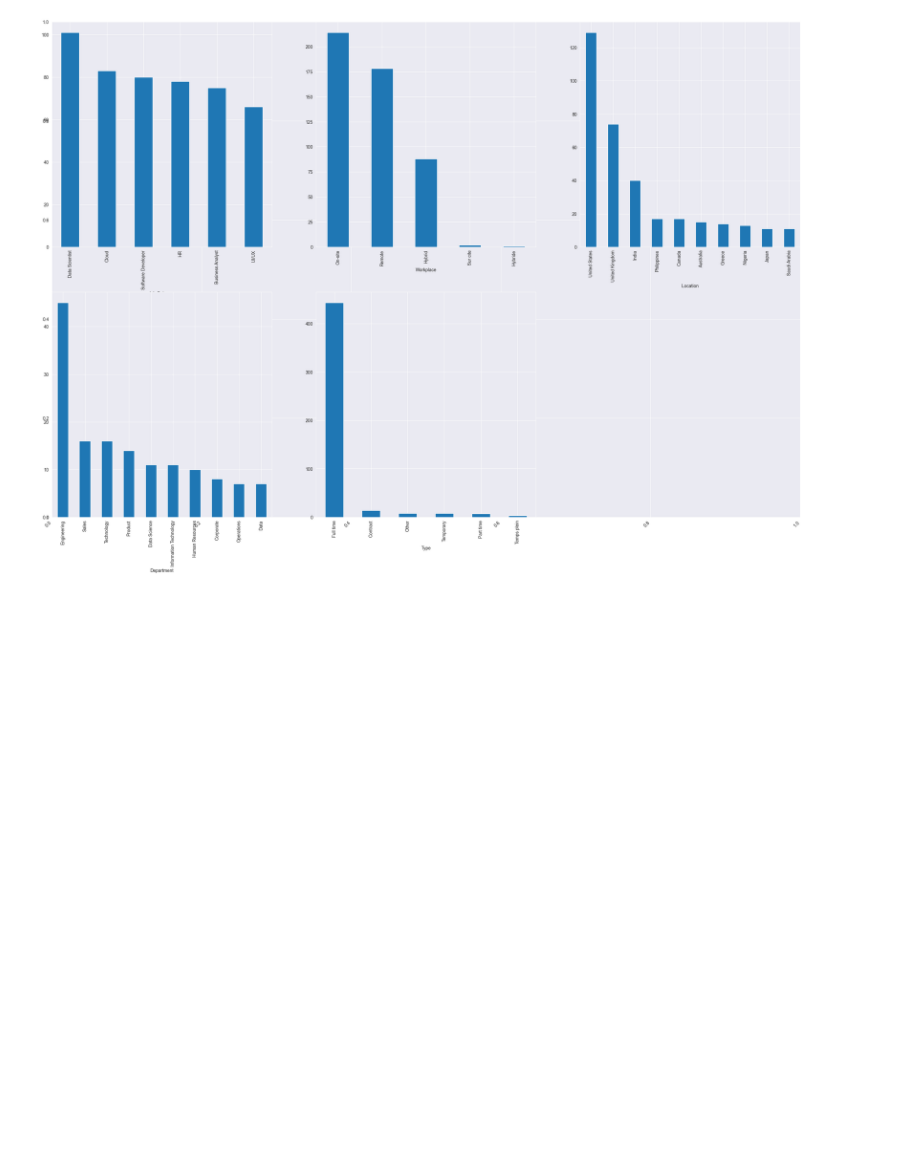
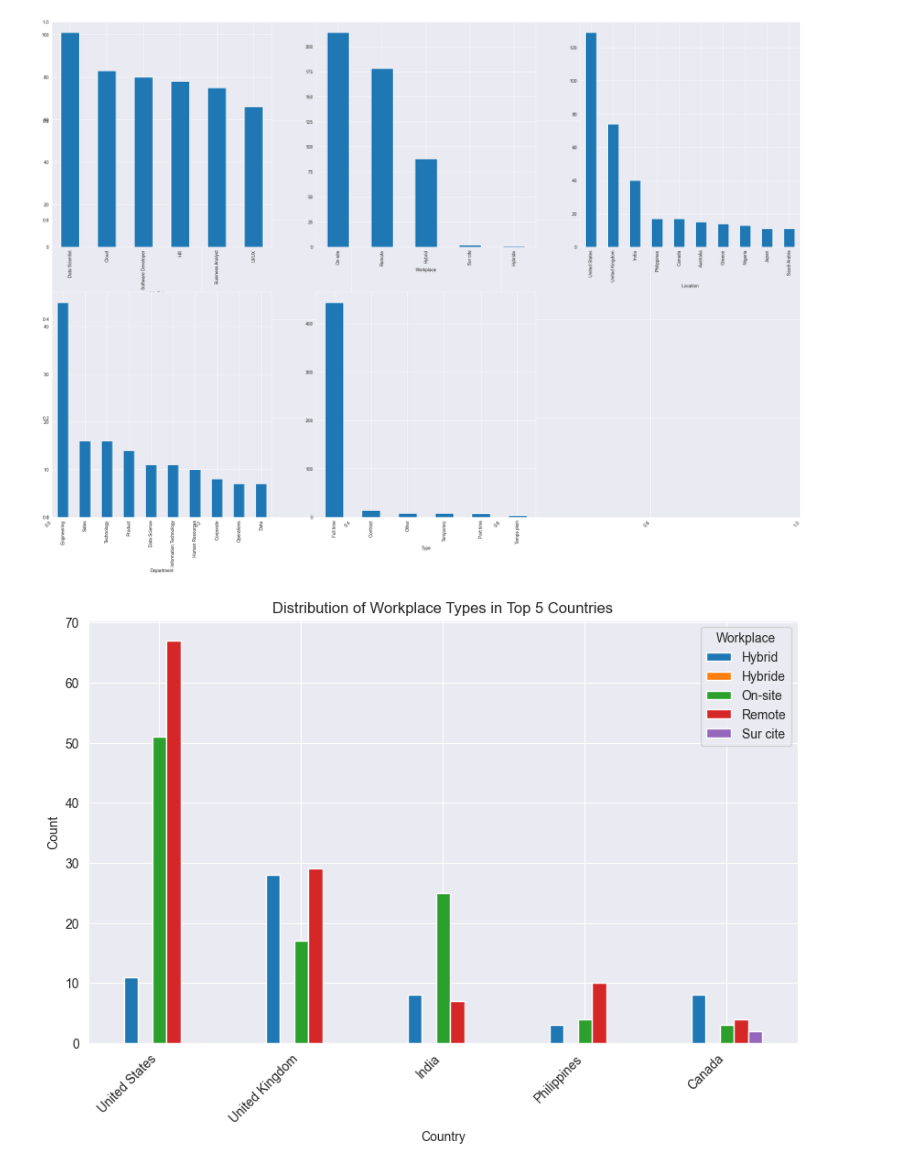
Before and after one commit to phuongnguyenpn/Data, a Jupyter notebook: JobPosting/main.ipynb, the cells around one changed output. Cells and saved outputs as stored; diff of their text form; code cells hidden in the pictures; blank space fills up the shorter version.

Commit message:
workplace Types

```diff
--- a/JobPosting/main.ipynb
+++ b/JobPosting/main.ipynb
@@ -131,3 +131,24 @@ plt.xlabel('Type')
 plt.show()
 # %% [output]
 [figure]
+# %%
+grouped_data = data.groupby(['Country', 'Workplace']).size().unstack()
+
+# Get the top 5 countries based on the total count
+top_countries = data['Country'].value_counts().head(5).index
+
+# Filter the grouped data for the top 5 countries
+top_countries_data = grouped_data.loc[top_countries]
+
+# Plot the bar chart
+ax = top_countries_data.plot(kind='bar', figsize=(10, 6))
+
+# Set plot labels and title
+plt.xlabel('Country')
+plt.ylabel('Count')
+plt.xticks(rotation=45, ha='right')
+plt.title('Distribution of Workplace Types in Top 5 Countries')
+plt.legend(title='Workplace')
+plt.show()
+# %% [output]
+[figure, added]
```
